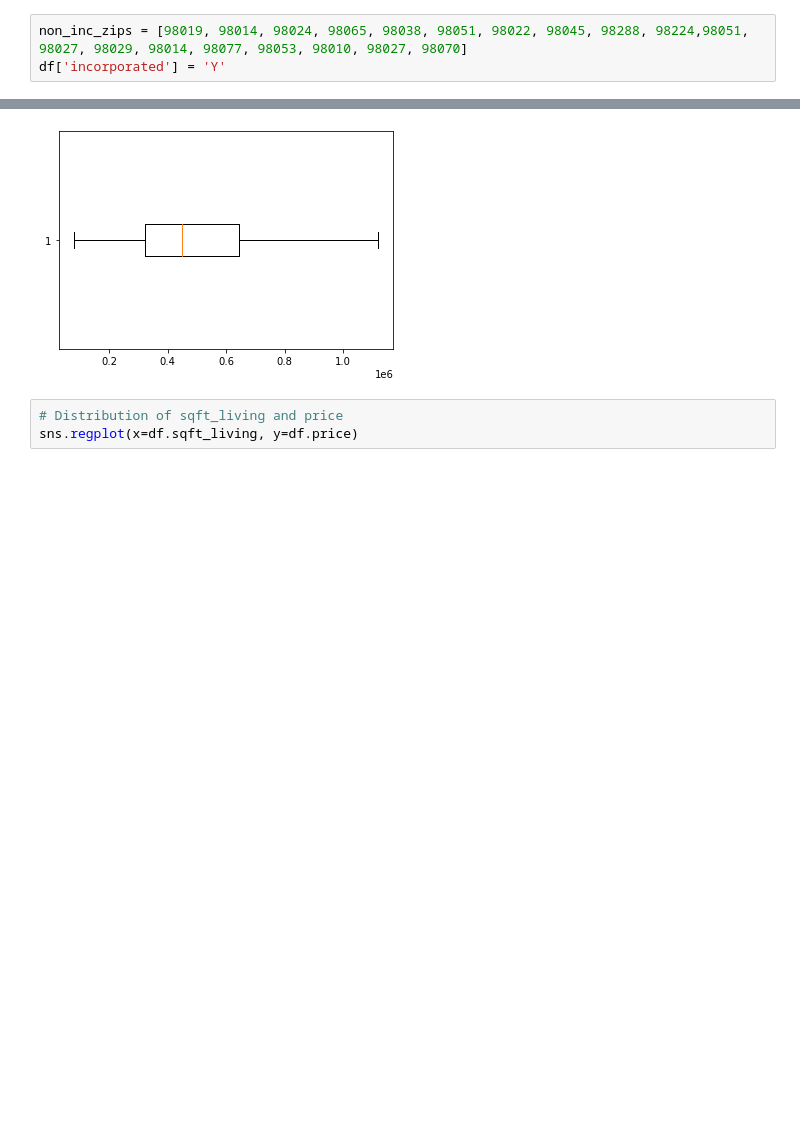
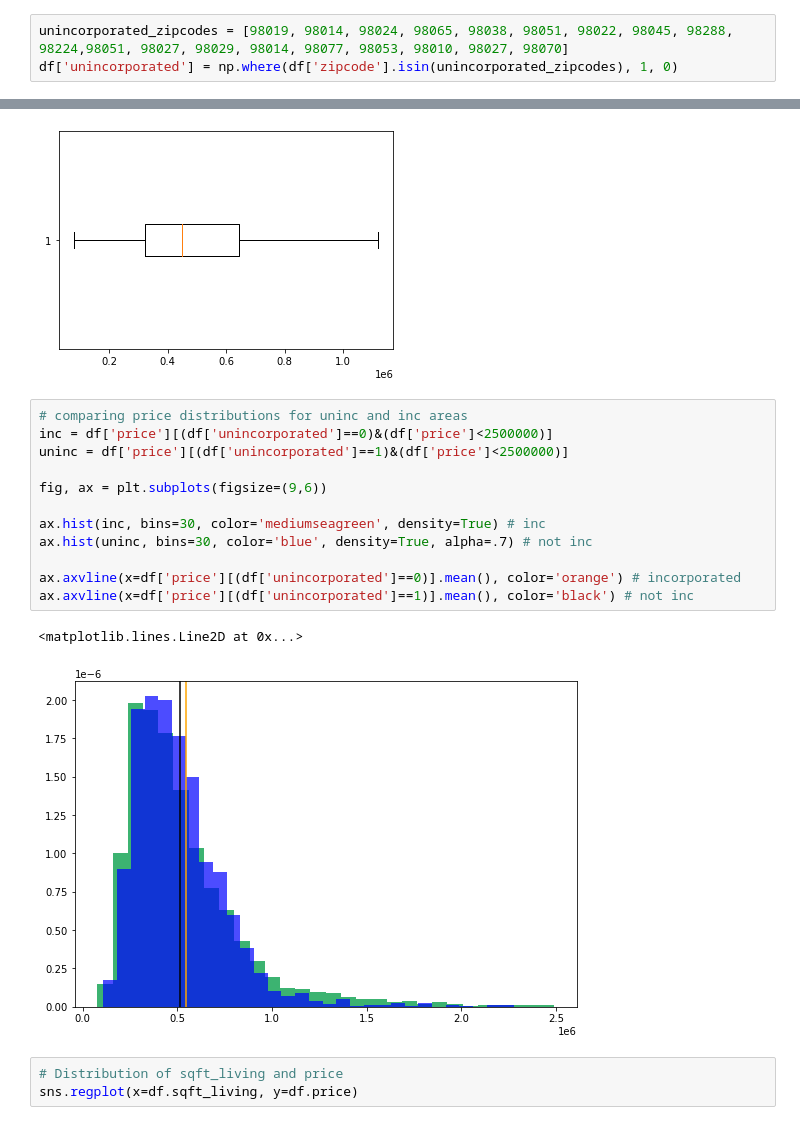
Before and after one commit to Luv2bnanook44/phase_2_project_quanggang, a Jupyter notebook: notebooks/jamie_notebook.ipynb, the cells around one changed output, grey strips where cells are left out. Cells and saved outputs as stored; diff of their text form; blank space fills up the shorter version.

Commit message:
more graphs

```diff
--- a/notebooks/jamie_notebook.ipynb
+++ b/notebooks/jamie_notebook.ipynb
@@ -153,5 +153,5 @@ Name: month_sold, dtype: int64
 # %% [markdown]
 ###### New Column: incorporated vs not incorporated
 # %%
-non_inc_zips = [98019, 98014, 98024, 98065, 98038, 98051, 98022, 98045, 98288, 98224,98051, 98027, 98029, 98014, 98077, 98053, 98010, 98027, 98070]
-df['incorporated'] = 'Y'
+unincorporated_zipcodes = [98019, 98014, 98024, 98065, 98038, 98051, 98022, 98045, 98288, 98224,98051, 98027, 98029, 98014, 98077, 98053, 98010, 98027, 98070]
+df['unincorporated'] = np.where(df['zipcode'].isin(unincorporated_zipcodes), 1, 0)
@@ -332,6 +338,21 @@ plt.boxplot(df['price'], showfliers=False, vert=False)
  'fliers': [],
  'means': []}
 [figure]
+# %%
+# comparing price distributions for uninc and inc areas
+inc = df['price'][(df['unincorporated']==0)&(df['price']<2500000)]
+uninc = df['price'][(df['unincorporated']==1)&(df['price']<2500000)]
+
+fig, ax = plt.subplots(figsize=(9,6))
+
+ax.hist(inc, bins=30, color='mediumseagreen', density=True) # inc
+ax.hist(uninc, bins=30, color='blue', density=True, alpha=.7) # not inc
+
+ax.axvline(x=df['price'][(df['unincorporated']==0)].mean(), color='orange') # incorporated
+ax.axvline(x=df['price'][(df['unincorporated']==1)].mean(), color='black') # not inc
+# %% [output]
+<matplotlib.lines.Line2D at 0x...>
+[figure, added]
 # %%
 # Distribution of sqft_living and price
 sns.regplot(x=df.sqft_living, y=df.price)
```
Also changed, not shown: parts of 1 cell of this notebook.
